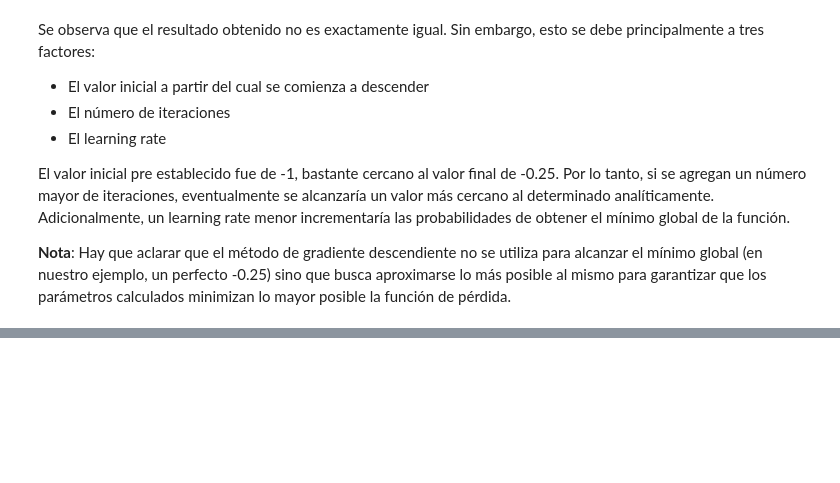
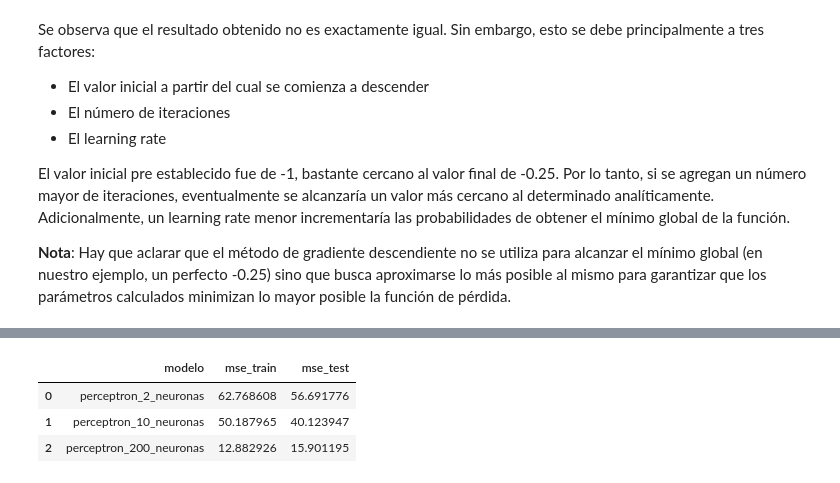
Before and after one commit to EmilianoLS/DiTellaML, a Jupyter notebook: Deep Learning/Practica_2_Estudiantes.ipynb, the cells around one changed output, grey strips where cells are left out. Saved outputs shown, nothing was run; the diff lists cells and outputs as text; code cells hidden in the pictures; blank space fills up the shorter version.

```diff
--- a/Deep Learning/Practica_2_Estudiantes.ipynb
+++ b/Deep Learning/Practica_2_Estudiantes.ipynb
@@ -402,0 +577,21 @@ Adicionalmente, un learning rate menor incrementaría las probabilidades de obte
+# %%
+mse_1_train = ((y_train - y_pred_train_1)**2).mean()
+mse_1_test  = ((y_test - y_pred_test_1)**2).mean()
+mse_2_train = ((y_train - y_pred_train_2)**2).mean()
+mse_2_test  = ((y_test - y_pred_test_2)**2).mean()
+mse_3_train = ((y_train - y_pred_train_3)**2).mean()
+mse_3_test  = ((y_test - y_pred_test_3)**2).mean()
+
+final_results = pd.DataFrame({
+    'modelo': ['perceptron_2_neuronas', 'perceptron_10_neuronas', 'perceptron_200_neuronas'],
+    'mse_train': [mse_1_train, mse_2_train, mse_3_train],
+    'mse_test': [mse_1_test, mse_2_test, mse_3_test]
+
+})
+
+final_results
+# %% [output]
+|  | modelo | mse_train | mse_test |
+| 0 | perceptron_2_neuronas | 62.768608 | 56.691776 |
+| 1 | perceptron_10_neuronas | 50.187965 | 40.123947 |
+| 2 | perceptron_200_neuronas | 12.882926 | 15.901195 |
```
Also changed, not shown: parts of 8 cells of this notebook.
